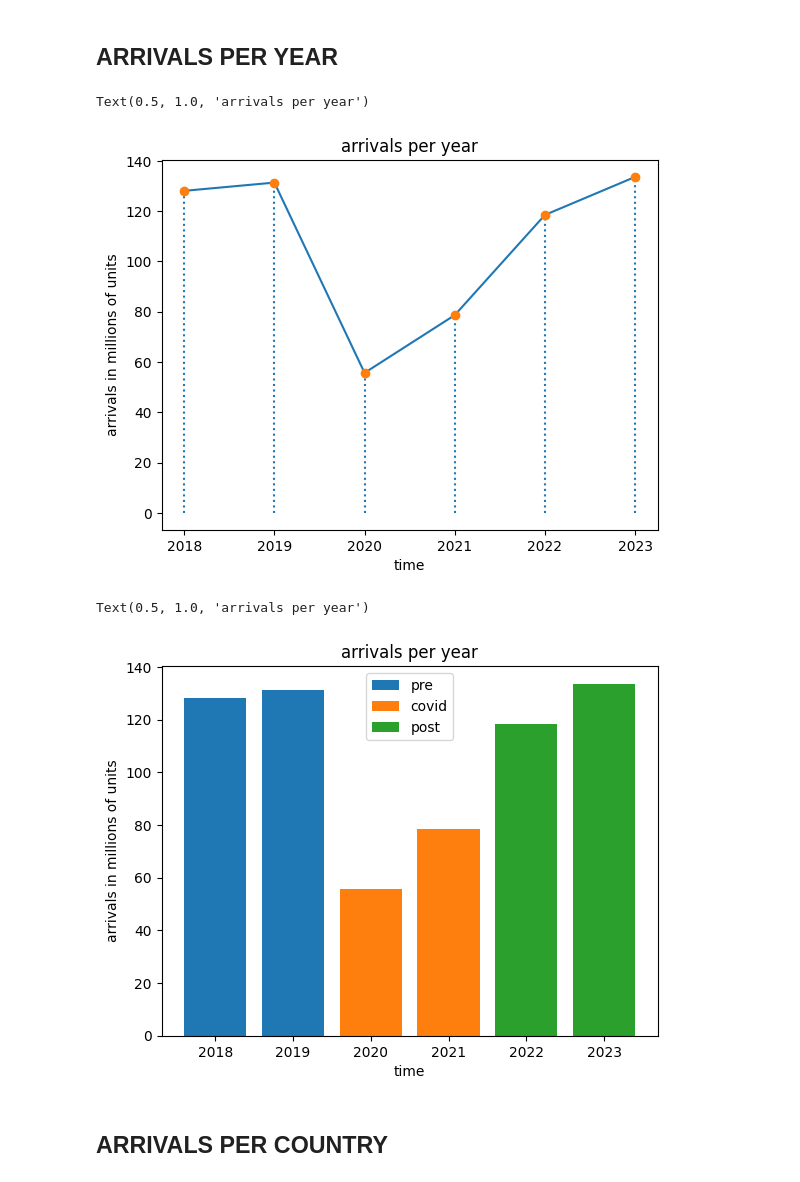
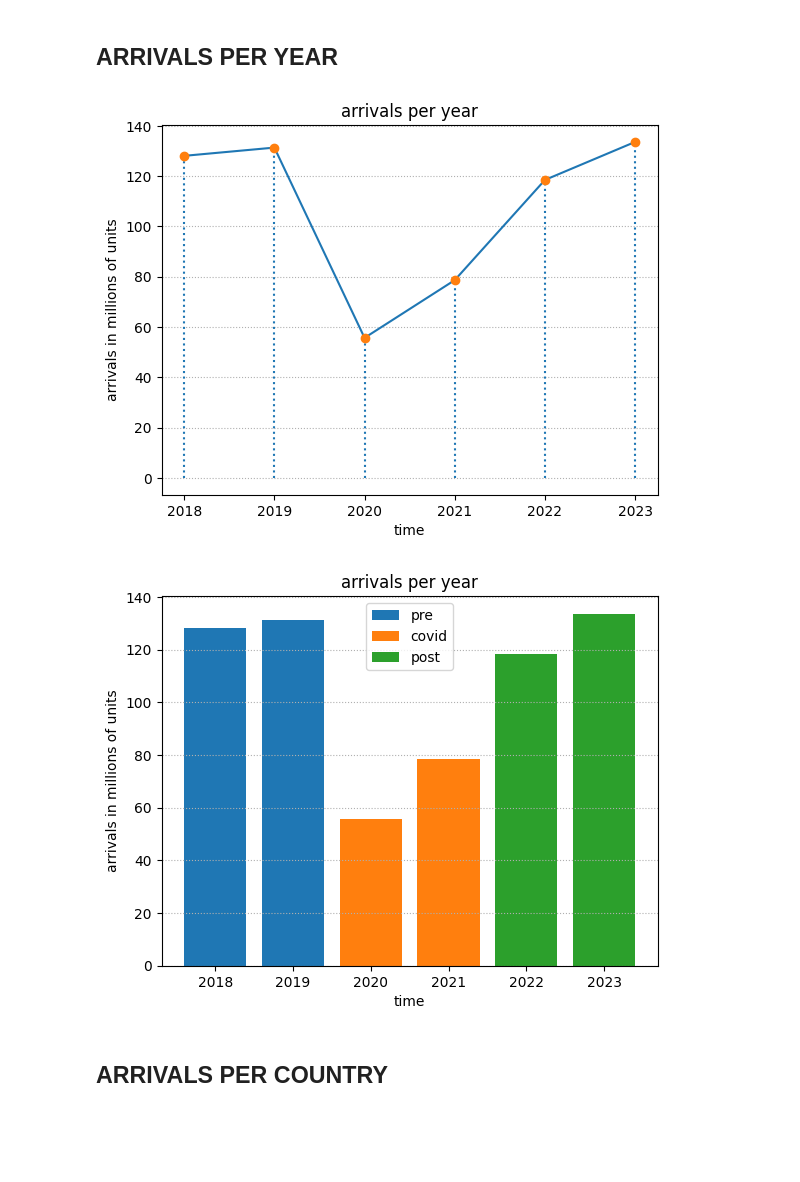
Before and after one commit to T0ls/data-Visualization, a Jupyter notebook: code/index.ipynb, the cells around one changed output. Saved outputs shown, nothing was run; the diff lists cells and outputs as text; code cells hidden in the pictures; blank space fills up the shorter version.

Commit message:
feat: new graphs

```diff
--- a/code/index.ipynb
+++ b/code/index.ipynb
@@ -36,20 +36,20 @@ plt.plot(arrivals.index, arrivals['OBS_VALUE'], 'o')
 plt.ylabel("arrivals in millions of units")
 plt.xlabel("time")
 plt.title("arrivals per year")
+plt.grid(True, axis='y', linestyle=':')
 # %% [output]
-Text(0.5, 1.0, 'arrivals per year')
-[figure, old version]
+[figure, new version]
 # %%
 plt.bar(pre.index, pre['OBS_VALUE'], label="pre")
 plt.bar(curr.index, curr['OBS_VALUE'], label="covid")
 plt.bar(post.index, post['OBS_VALUE'], label="post")
 plt.ylabel("arrivals in millions of units")
 plt.xlabel("time")
 plt.legend()
 plt.title("arrivals per year")
+plt.grid(True, axis='y', linestyle=':')
 # %% [output]
-Text(0.5, 1.0, 'arrivals per year')
-[figure, old version]
+[figure, new version]
 # %% [markdown]
 ## ARRIVALS PER COUNTRY
 # %%
```
Also changed, not shown: parts of 11 cells of this notebook.
